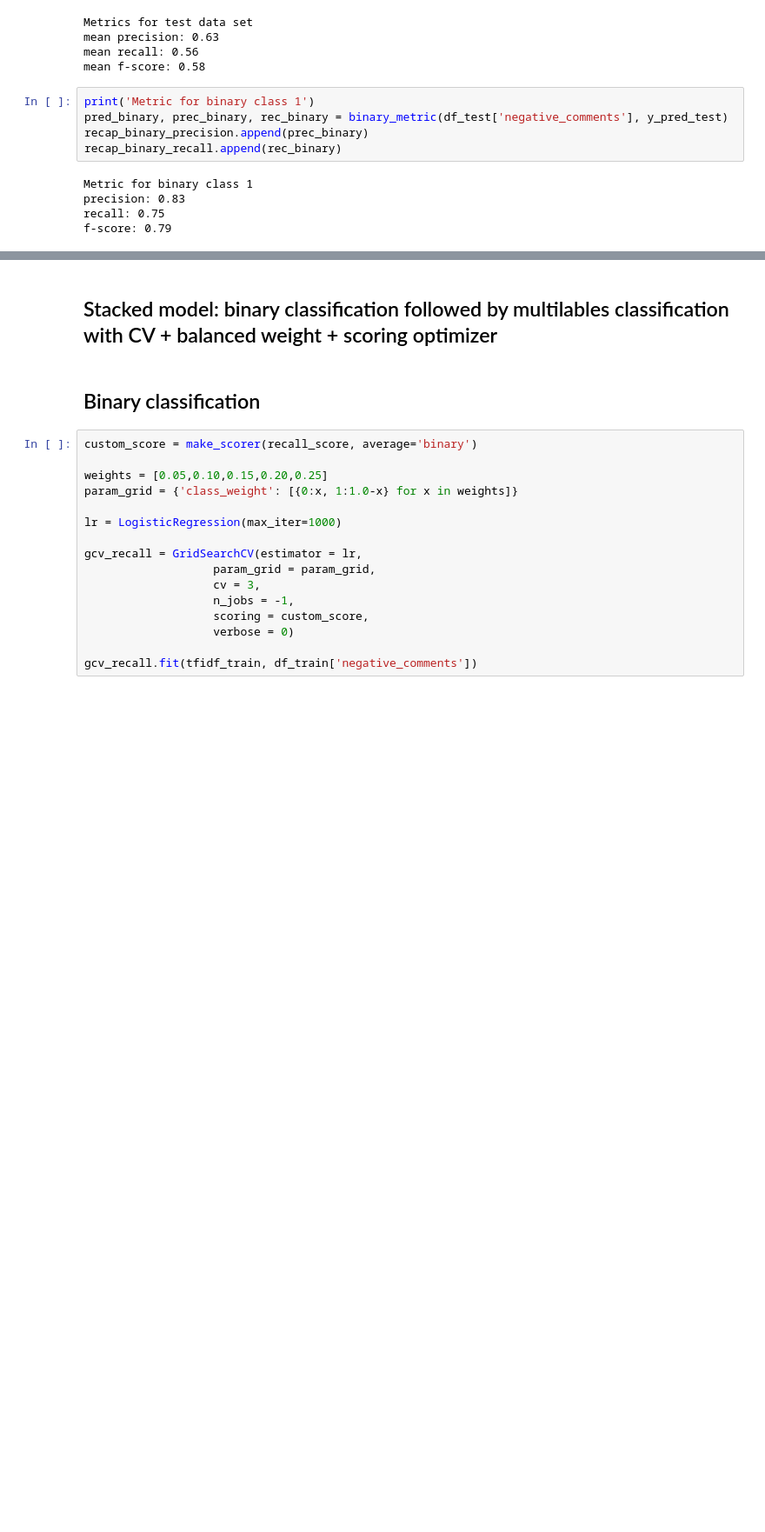
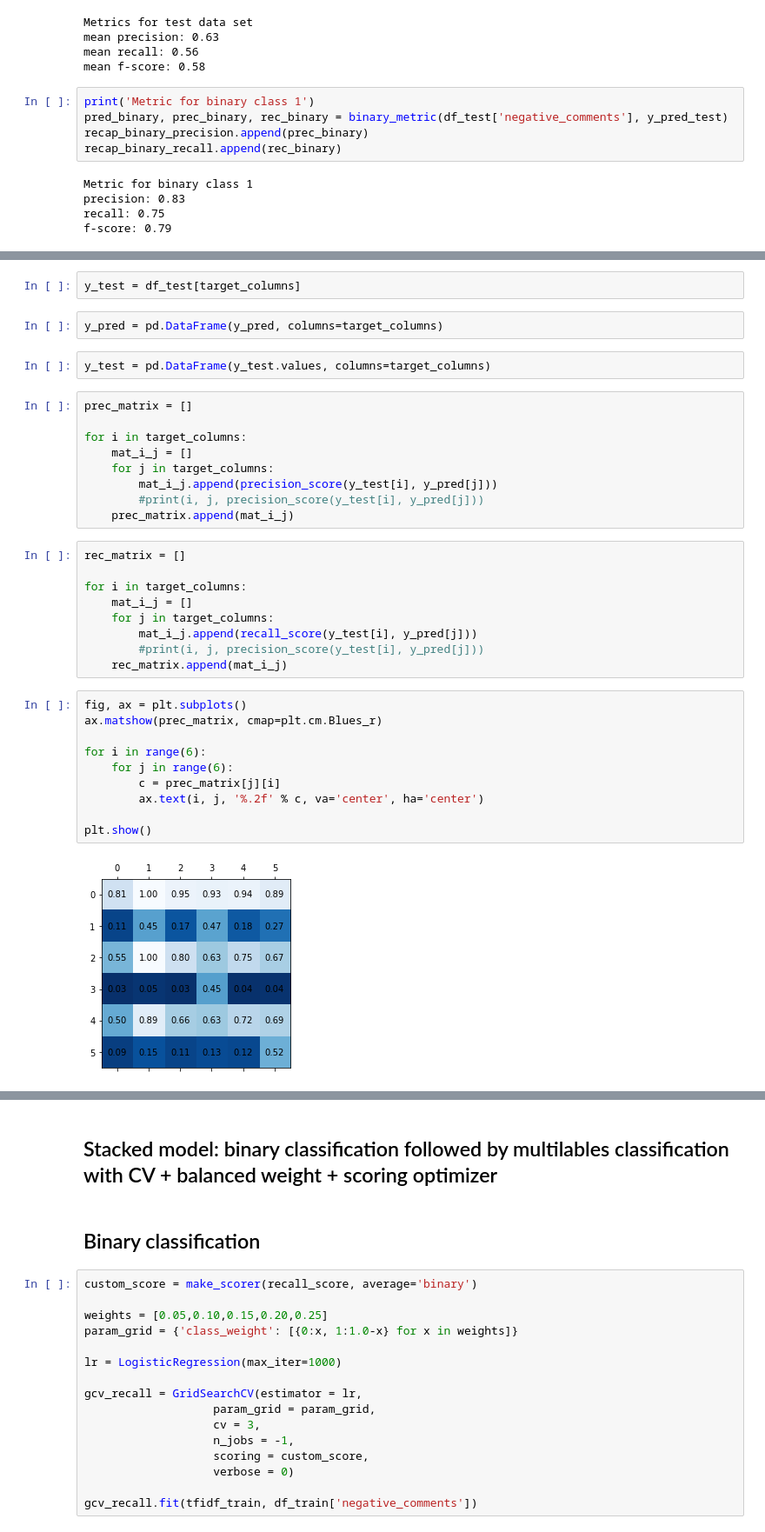
Before and after one commit to dyasutomo/ToxCom, a Jupyter notebook: prototype-logres.ipynb, the cells around one changed output, grey strips where cells are left out. Shown at 87% size. Saved outputs shown, nothing was run; the diff lists cells and outputs as text; blank space fills up the shorter version.

```diff
--- a/prototype-logres.ipynb
+++ b/prototype-logres.ipynb
@@ -370,0 +396,36 @@ f-score: 0.79
+# %%
+y_test = df_test[target_columns]
+# %%
+y_pred = pd.DataFrame(y_pred, columns=target_columns)
+# %%
+y_test = pd.DataFrame(y_test.values, columns=target_columns)
+# %%
+prec_matrix = []
+
+for i in target_columns:
+    mat_i_j = []
+    for j in target_columns:
+        mat_i_j.append(precision_score(y_test[i], y_pred[j]))
+        #print(i, j, precision_score(y_test[i], y_pred[j]))
+    prec_matrix.append(mat_i_j)
+# %%
+rec_matrix = []
+
+for i in target_columns:
+    mat_i_j = []
+    for j in target_columns:
+        mat_i_j.append(recall_score(y_test[i], y_pred[j]))
+        #print(i, j, precision_score(y_test[i], y_pred[j]))
+    rec_matrix.append(mat_i_j)
+# %%
+fig, ax = plt.subplots()
+ax.matshow(prec_matrix, cmap=plt.cm.Blues_r)
+
+for i in range(6):
+    for j in range(6):
+        c = prec_matrix[j][i]
+        ax.text(i, j, '%.2f' % c, va='center', ha='center')
+
+plt.show()
+# %% [output]
+[figure, added]
```
Also changed, not shown: parts of 38 cells of this notebook, 11 other files.
